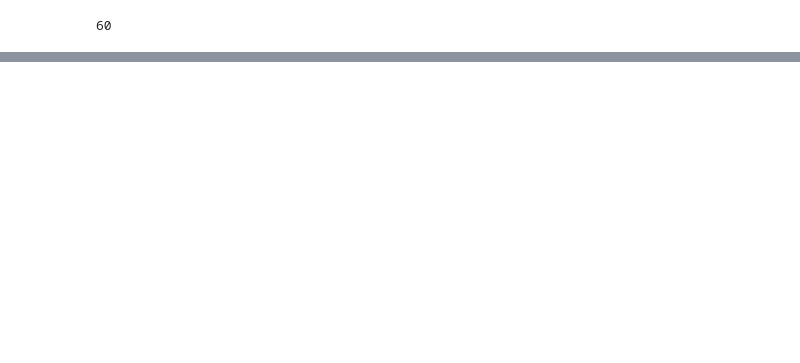
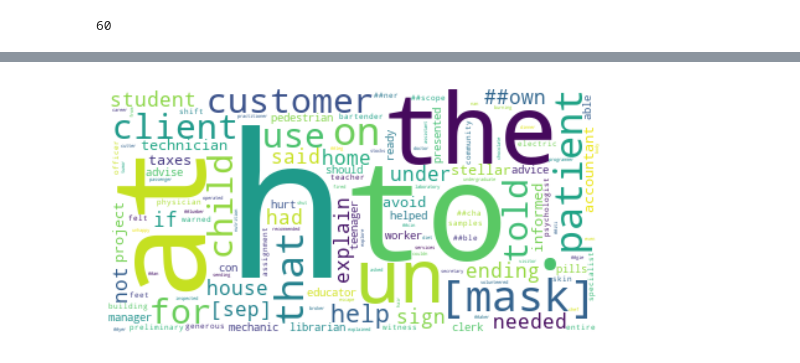
Before and after one commit to msakthiganesh/FairNLP, a Jupyter notebook: fairnlp/Quantifying_AllenNLP.ipynb, the cells around one changed output, grey strips where cells are left out. Drawn from its saved outputs; the diff is of its cells as text; code cells hidden in the pictures; blank space fills up the shorter version.

```diff
--- a/fairnlp/Quantifying_AllenNLP.ipynb
+++ b/fairnlp/Quantifying_AllenNLP.ipynb
@@ -275,0 +370,21 @@ posx and posy should be finite values
+# %%
+_important_male_tokens = df_gender_quants["male_tokens"].tolist()
+important_male_tokens = list(np.hstack(_important_male_tokens))
+important_male_text = " ".join(toks for toks in important_male_tokens).lower()
+_important_male_word_freq = []
+for i in important_male_text.split(" "):
+    word_count = important_male_text.count(i)
+    _important_male_word_freq.append((i,word_count))
+
+important_male_word_freq = dict(_important_male_word_freq)
+
+
+_important_female_tokens = df_gender_quants["female_tokens"].tolist()
+important_female_tokens = list(np.hstack(_important_female_tokens))
+important_female_text = " ".join(toks for toks in important_female_tokens).lower()
+_important_female_word_freq = []
+for i in important_female_text.split(" "):
+    word_count = important_female_text.count(i)
+    _important_female_word_freq.append((i,word_count))
+
+important_male_word_freq = dict(_important_male_word_freq)
@@ -275,0 +431,9 @@ posx and posy should be finite values
+# %%
+stopwords = set(STOPWORDS)
+# stopwords.update([".", "[SEP]", "[mask]", "SEP", "nan", "the", "to", "mask"])
+# %%
+word_cloud = WordCloud(
+    background_color="white",
+    min_word_length=0,
+    stopwords=stopwords
+)
@@ -275,0 +460,7 @@ posx and posy should be finite values
+# %%
+word_cloud = word_cloud.generate_from_frequencies(important_male_word_freq)
+plt.imshow(word_cloud, interpolation='bilinear')
+plt.axis("off")
+plt.show()
+# %% [output]
+[figure, added]
```
Also changed, not shown: parts of 25 cells of this notebook, 1 other file.
